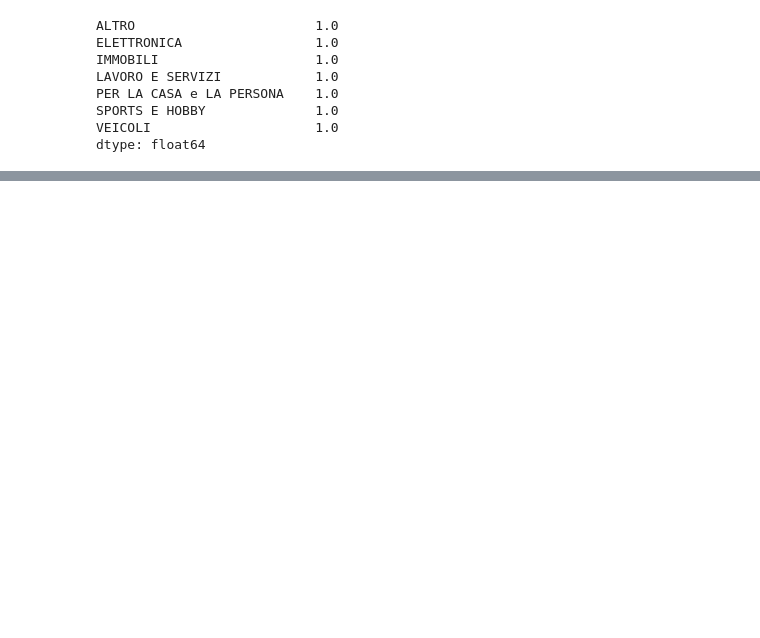
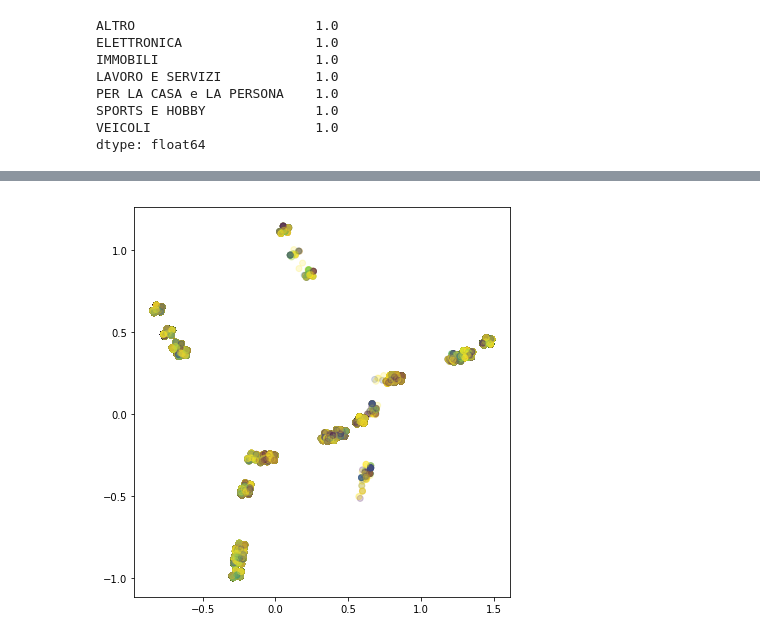
Before and after one commit to afflint/subito, a Jupyter notebook: classification/exploration.ipynb, the cells around one changed output, grey strips where cells are left out. Saved outputs shown, nothing was run; the diff lists cells and outputs as text; code cells hidden in the pictures; blank space fills up the shorter version.

```diff
--- a/classification/exploration.ipynb
+++ b/classification/exploration.ipynb
@@ -364,0 +415,12 @@ dtype: float64
+# %%
+pca = PCA(n_components=2)
+N2_train = pca.fit_transform(C_hot2)
+#    pre.PowerTransformer().fit_transform(N_train))
+# %%
+fig, ax = plt.subplots(figsize=(6, 6))
+ax.scatter(N2_train[:,0], N2_train[:,1], alpha=0.2,
+          c=s_train.ravel())
+plt.tight_layout()
+plt.show()
+# %% [output]
+[figure, added]
```
Also changed, not shown: parts of 13 cells of this notebook, 3 other files.
